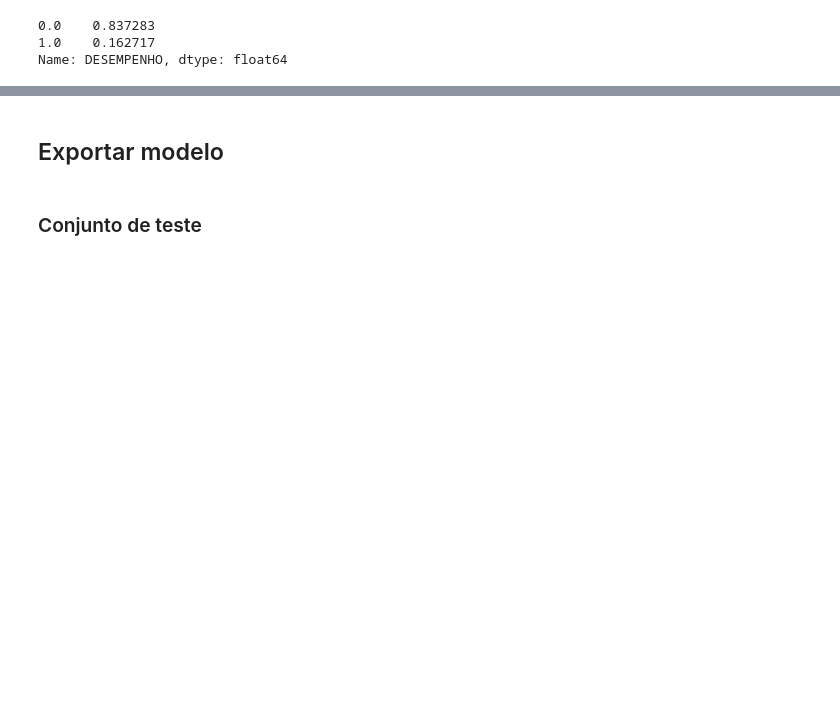
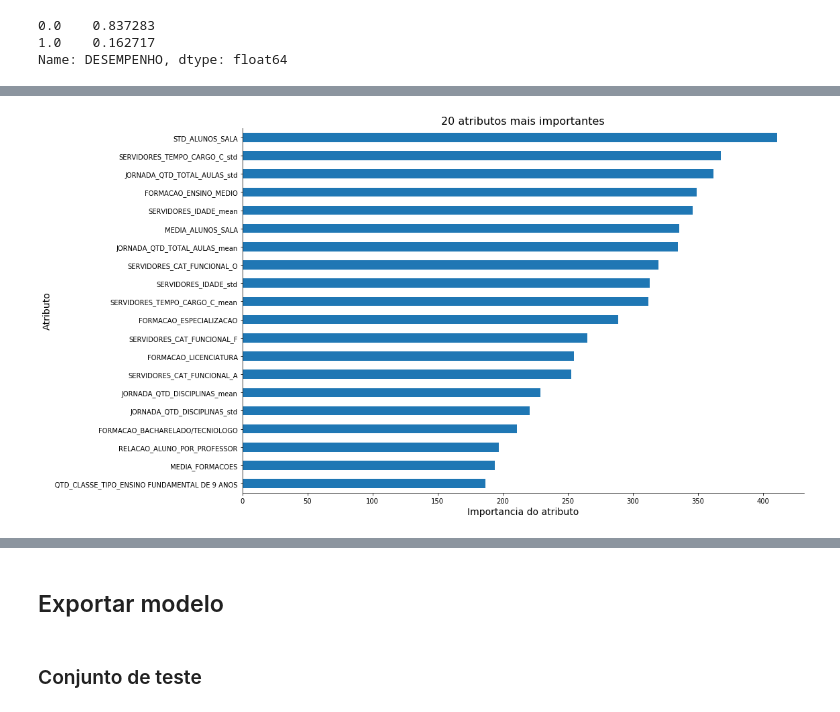
Before and after one commit to miltongneto/Education-SP-BR, a Jupyter notebook: notebooks/03 - Modelagem.ipynb, the cells around one changed output, grey strips where cells are left out. Cells and saved outputs as stored; diff of their text form; code cells hidden in the pictures; blank space fills up the shorter version.

```diff
--- a/notebooks/03 - Modelagem.ipynb
+++ b/notebooks/03 - Modelagem.ipynb
@@ -166,0 +246,16 @@ pd.DataFrame(zip(X_train.columns, model.feature_importances_)).set_index(0).sort
+# %%
+melhores_features = pd.DataFrame(zip(X_train.columns, model.feature_importances_)).set_index(0).sort_values(by=1).tail(20)
+
+fig, ax = plt.subplots(figsize=(15, 10))
+melhores_features.plot(kind='barh', label=None, ax=ax)
+
+ax.set_title('20 atributos mais importantes', fontsize=16)
+ax.set_ylabel('Atributo', fontsize=14)
+ax.set_xlabel('Importancia do atributo', fontsize=14)
+
+ax.spines['right'].set_visible(False)
+ax.spines['top'].set_visible(False)
+
+ax.get_legend().remove()
+# %% [output]
+[figure, added]
```
Also changed, not shown: parts of 19 cells of this notebook, 4 other files.
